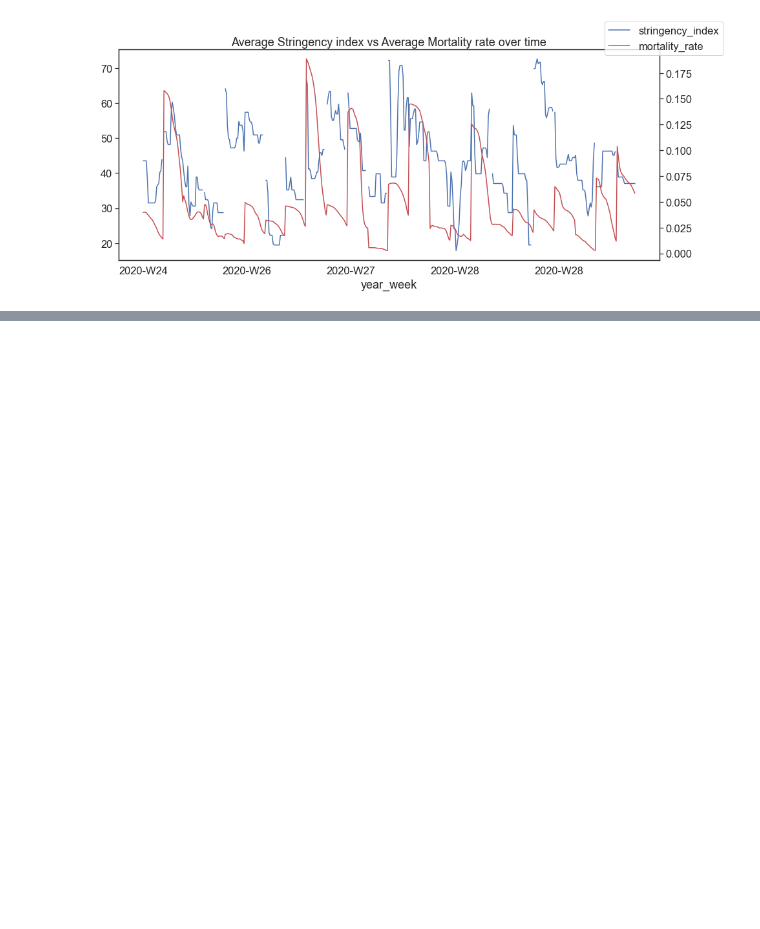
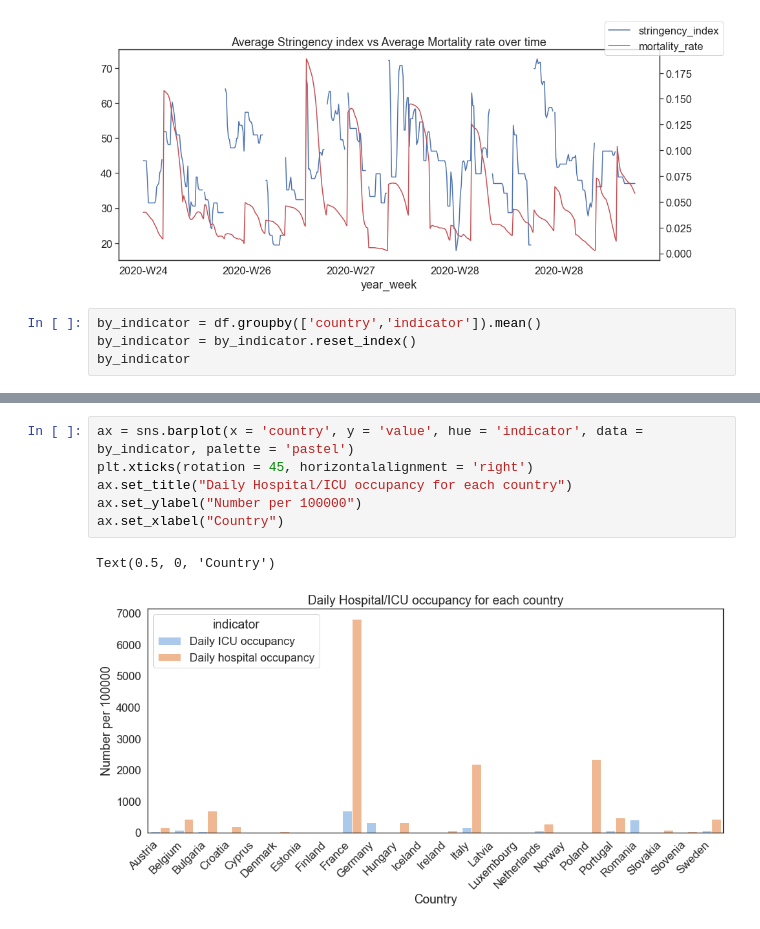
Before and after one commit to aswarth123/Hacklytics2021, a Jupyter notebook: Visualizing effect of European country response measures on COVID-19.ipynb, the cells around one changed output, grey strips where cells are left out. Drawn from its saved outputs; the diff is of its cells as text; blank space fills up the shorter version.

```diff
--- a/Visualizing effect of European country response measures on COVID-19.ipynb
+++ b/Visualizing effect of European country response measures on COVID-19.ipynb
@@ -209,3 +209,7 @@ ax.set_title("Average Stringency index vs Average Mortality rate over time")
 plt.show()
 # %% [output]
 [figure]
+# %%
+by_indicator = df.groupby(['country','indicator']).mean()
+by_indicator = by_indicator.reset_index()
+by_indicator
@@ -211,0 +234,9 @@ plt.show()
+# %%
+ax = sns.barplot(x = 'country', y = 'value', hue = 'indicator', data = by_indicator, palette = 'pastel')
+plt.xticks(rotation = 45, horizontalalignment = 'right')
+ax.set_title("Daily Hospital/ICU occupancy for each country")
+ax.set_ylabel("Number per 100000")
+ax.set_xlabel("Country")
+# %% [output]
+Text(0.5, 0, 'Country')
+[figure, added]
```
Also changed, not shown: parts of 2 cells of this notebook.
